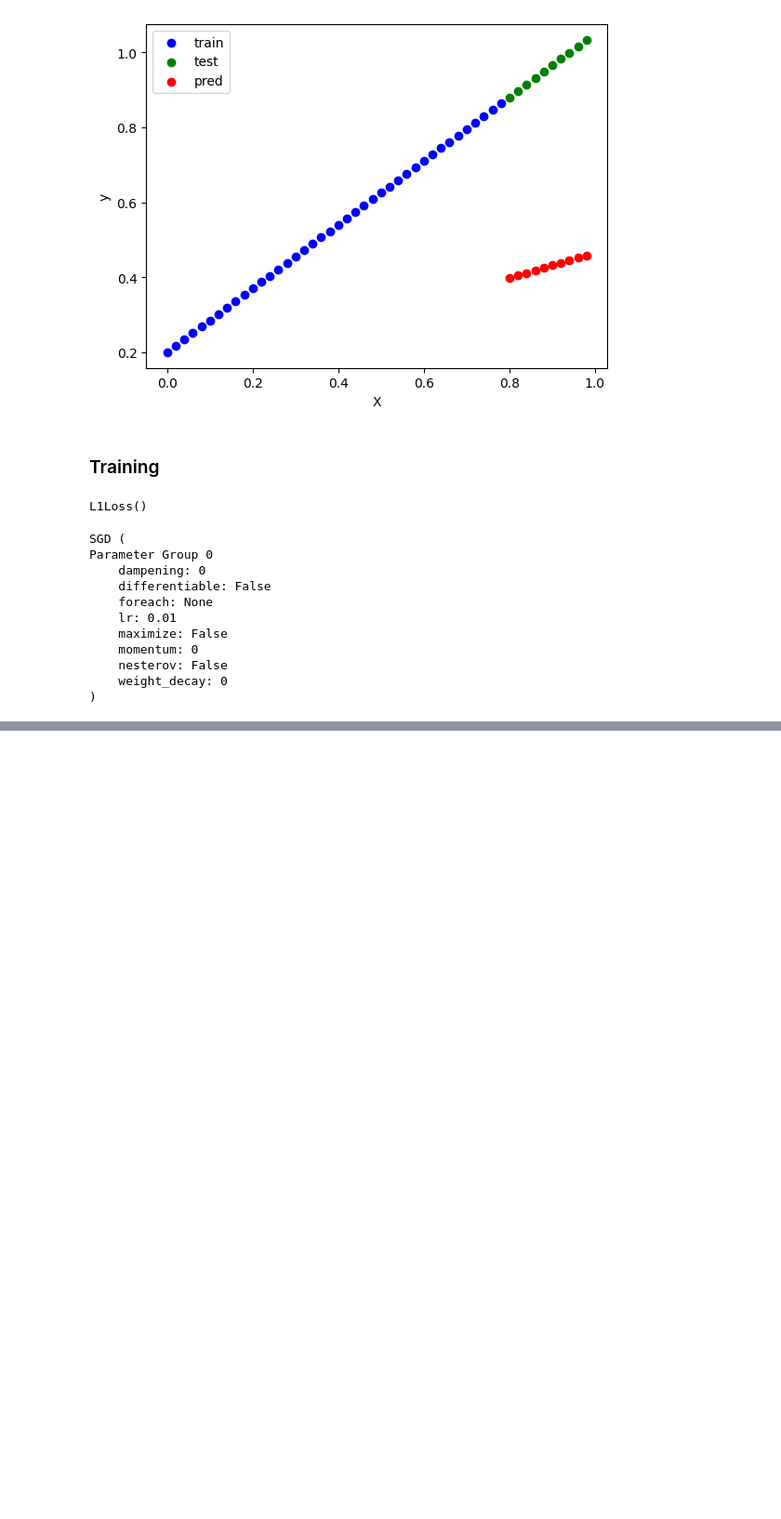
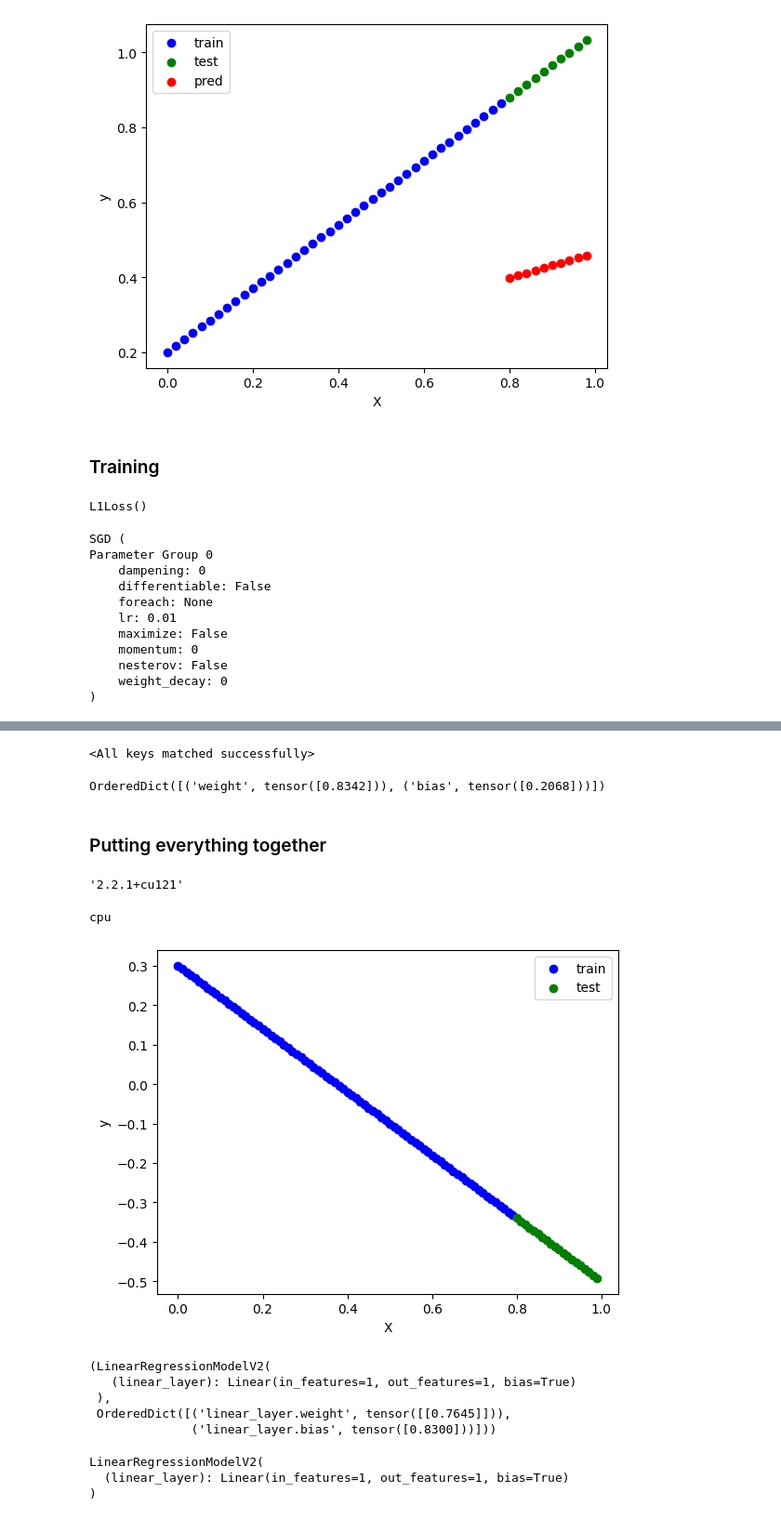
Before and after one commit to AlirezaAhadipour/PyTorch-deep-learning, a Jupyter notebook: 01_pytorch_workflow.ipynb, the cells around one changed output, grey strips where cells are left out. Shown at 93% size. Saved outputs shown, nothing was run; the diff lists cells and outputs as text; code cells hidden in the pictures; blank space fills up the shorter version.

```diff
--- a/01_pytorch_workflow.ipynb
+++ b/01_pytorch_workflow.ipynb
@@ -170,0 +254,47 @@ for epoch in range(epochs):
+# %%
+# instantiate the model
+loaded_model_0 = LinearRegressionModel()
+
+# load the model
+loaded_model_0.load_state_dict(torch.load(f=model_save_path))
+# %% [output]
+<All keys matched successfully>
+# %%
+loaded_model_0.state_dict()
+# %% [output]
+OrderedDict([('weight', tensor([0.8342])), ('bias', tensor([0.2068]))])
+# %% [markdown]
+### Putting everything together
+# %%
+import numpy as np
+import torch
+from torch import nn
+import matplotlib.pyplot as plt
+
+torch.__version__
+# %% [output]
+'2.2.1+cu121'
+# %%
+## device agnostic
+device = 'cuda' if torch.cuda.is_available() else 'cpu'
+print(device)
+# %% [output]
+cpu
+# %%
+## data
+weight = -0.8
+bias = 0.3
+
+X = torch.arange(start=0, end=1, step=0.01).unsqueeze(dim=1)
+y = weight * X + bias
+# %%
+## split the data
+train_split = int(0.8 * len(X))
+
+X_train, y_train = X[:train_split], y[:train_split]
+X_test, y_test = X[train_split:], y[train_split:]
+# %%
+## plot the data
+plot_preds(X_train, y_train, X_test, y_test)
+# %% [output]
+[figure, added]
@@ -170,0 +317,17 @@ for epoch in range(epochs):
+# %%
+torch.manual_seed(42)
+model_1 = LinearRegressionModelV2()
+model_1, model_1.state_dict()
+# %% [output]
+(LinearRegressionModelV2(
+   (linear_layer): Linear(in_features=1, out_features=1, bias=True)
+ ),
+ OrderedDict([('linear_layer.weight', tensor([[0.7645]])),
+              ('linear_layer.bias', tensor([0.8300]))]))
+# %%
+# send the model to device
+model_1.to(device)
+# %% [output]
+LinearRegressionModelV2(
+  (linear_layer): Linear(in_features=1, out_features=1, bias=True)
+)
```
Also changed, not shown: parts of 15 cells of this notebook.
